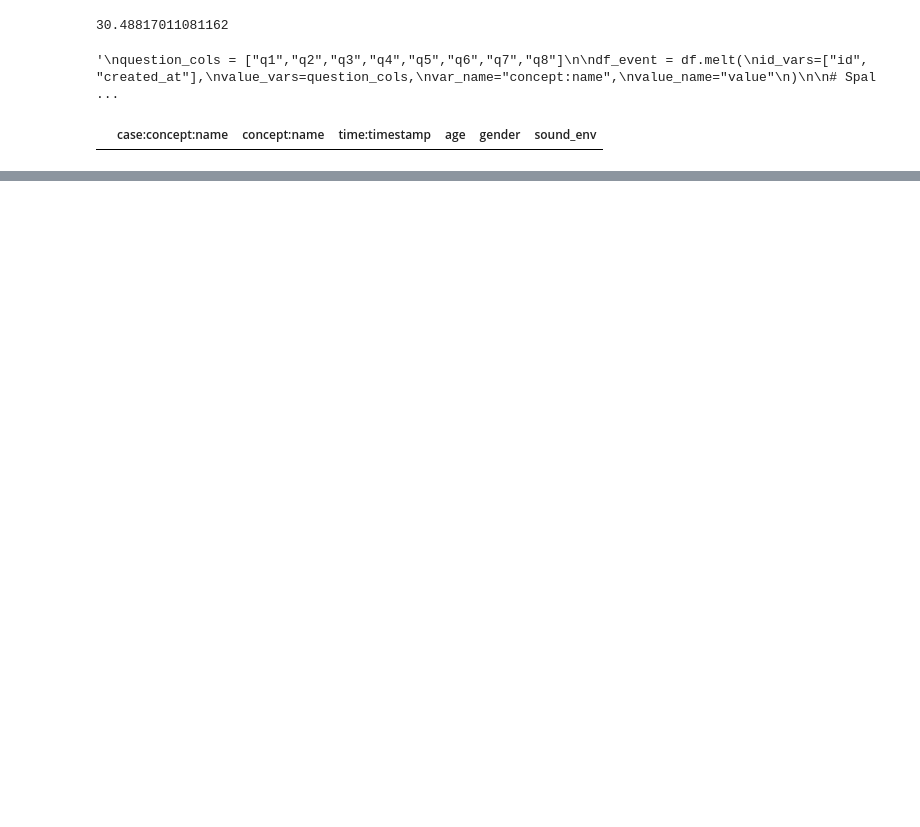
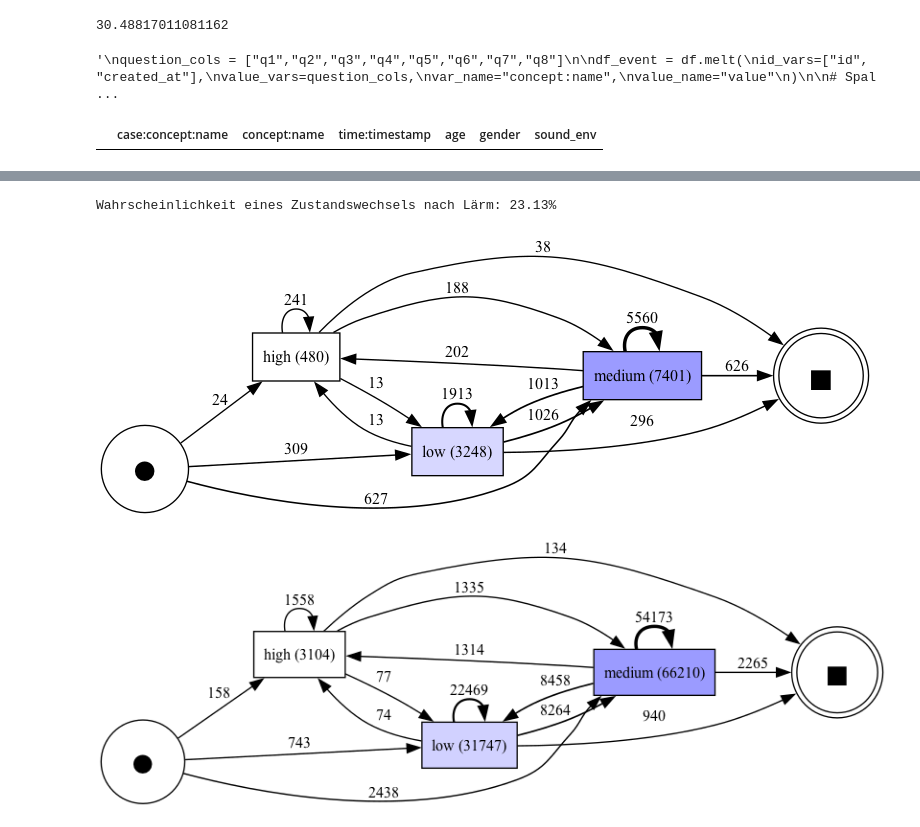
Before and after one commit to berielias-cpu/MasterArbeit, a Jupyter notebook: Masterarbeit/01_EDA_V2.0.ipynb, the cells around one changed output, grey strips where cells are left out. Saved outputs shown, nothing was run; the diff lists cells and outputs as text; code cells hidden in the pictures; blank space fills up the shorter version.

```diff
--- a/Masterarbeit/01_EDA_V2.0.ipynb
+++ b/Masterarbeit/01_EDA_V2.0.ipynb
@@ -534,0 +792,52 @@ pm4py.write_xes(filtered_log, '/Users/elias/Desktop/Uni/4. Semester : Masterarbe
+# %%
+# Prüfen, wie oft ein Sound-Delta (>0.5) zu einem Zustandswechsel führt
+df['next_concept'] = df.groupby('user_id')['concept:name'].shift(-1)
+df['state_changed'] = df['concept:name'] != df['next_concept']
+
+# Filter auf Verschlechterung
+det_change = df[df['delta_sound'] > 0.5]
+
+change_rate = det_change['state_changed'].mean() * 100
+print(f"Wahrscheinlichkeit eines Zustandswechsels nach Lärm: {change_rate:.2f}%")
+# %% [output]
+Wahrscheinlichkeit eines Zustandswechsels nach Lärm: 23.13%
+# %%
+import pm4py
+from pm4py.objects.conversion.log import converter as log_converter
+
+# Flag setzen: War das vorherige Event eine Sound-Verschlechterung?
+df['after_noise_burst'] = df.groupby('user_id')['delta_sound'].shift(1) > 0.5
+df['after_noise_burst'] = df['after_noise_burst'].fillna(False)
+
+# Wir erstellen zwei Dataframes für den Vergleich
+df_noise = df[df['after_noise_burst'] == True].copy()
+df_stable = df[df['after_noise_burst'] == False].copy()
+# %%
+def get_dfg(dataframe):
+    log_df = dataframe.copy()
+    log_df = log_df.rename(columns={
+        "user_id": "case:concept:name",
+        "concept:name": "concept:name",
+        "created_at": "time:timestamp"
+    })
+    log_df["case:concept:name"] = log_df["case:concept:name"].astype(str)
+    # Wichtig: Du musst den Zeitstempel nochmal sicherstellen
+    log_df["time:timestamp"] = pd.to_datetime(log_df["time:timestamp"])
+    return log_df # Das hat gefehlt!
+
+# Dann erst die Logs bauen
+log_noise = get_dfg(df_noise)
+log_stable = get_dfg(df_stable)
+
+# discover_dfg gibt drei Werte zurück: dfg, start_activities, end_activities
+dfg_n, start_n, end_n = pm4py.discover_dfg(log_noise)
+
+# 15. DFG visualisieren mit expliziter Übergabe der Start- und Endpunkte
+pm4py.view_dfg(dfg_n, start_n, end_n)
+
+# 16. Das Gleiche für die stabile Gruppe zum Vergleich
+dfg_s, start_s, end_s = pm4py.discover_dfg(log_stable)
+pm4py.view_dfg(dfg_s, start_s, end_s)
+# %% [output]
+[figure, added]
+[figure, added]
```
Also changed, not shown: parts of 50 cells of this notebook.
